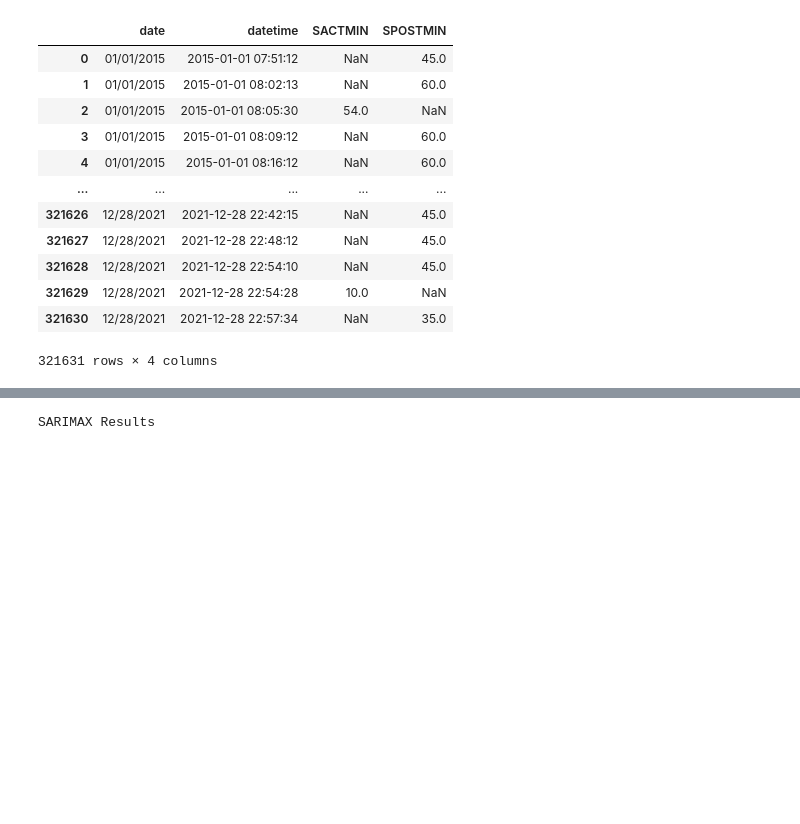
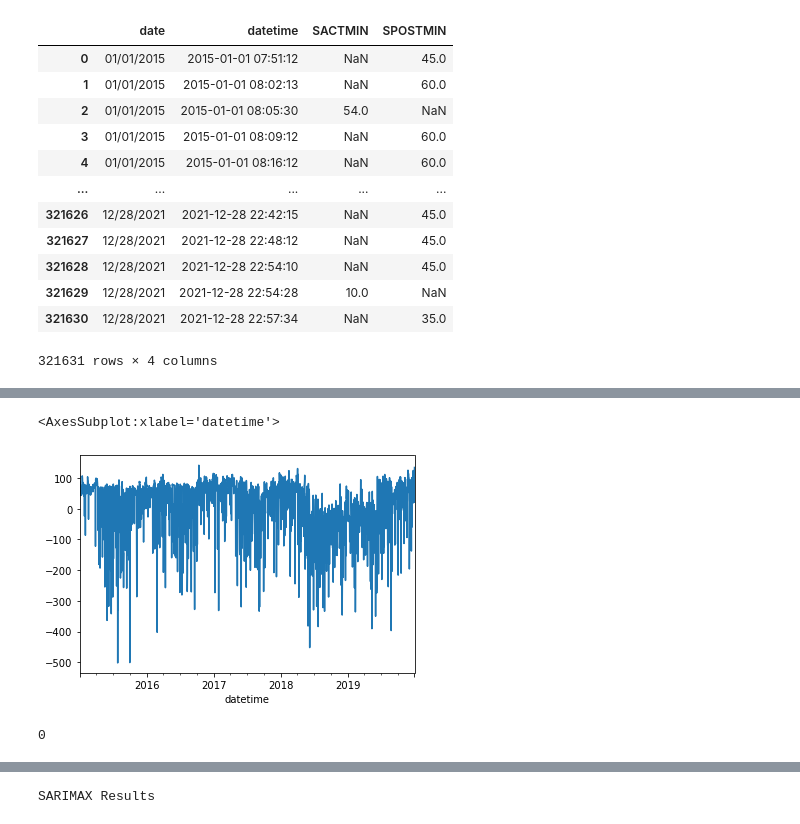
Before and after one commit to annachant/Capstone-Disney-World-Date-and-Attendance-Predictor, a Jupyter notebook: EDA.ipynb, the cells around one changed output, grey strips where cells are left out. Saved outputs shown, nothing was run; the diff lists cells and outputs as text; code cells hidden in the pictures; blank space fills up the shorter version.

```diff
--- a/EDA.ipynb
+++ b/EDA.ipynb
@@ -94,0 +119,5 @@ df_mk_7dwarfs_daily.isna().sum()
+# %%
+df_mk_7dwarfs_daily.plot()
+# %% [output]
+<AxesSubplot:xlabel='datetime'>
+[figure, added]
@@ -94,0 +129,4 @@ df_mk_7dwarfs_daily.isna().sum()
+# %%
+df_mk_7dwarfs_daily.isna().sum()
+# %% [output]
+0
```
Also changed, not shown: parts of 22 cells of this notebook.
